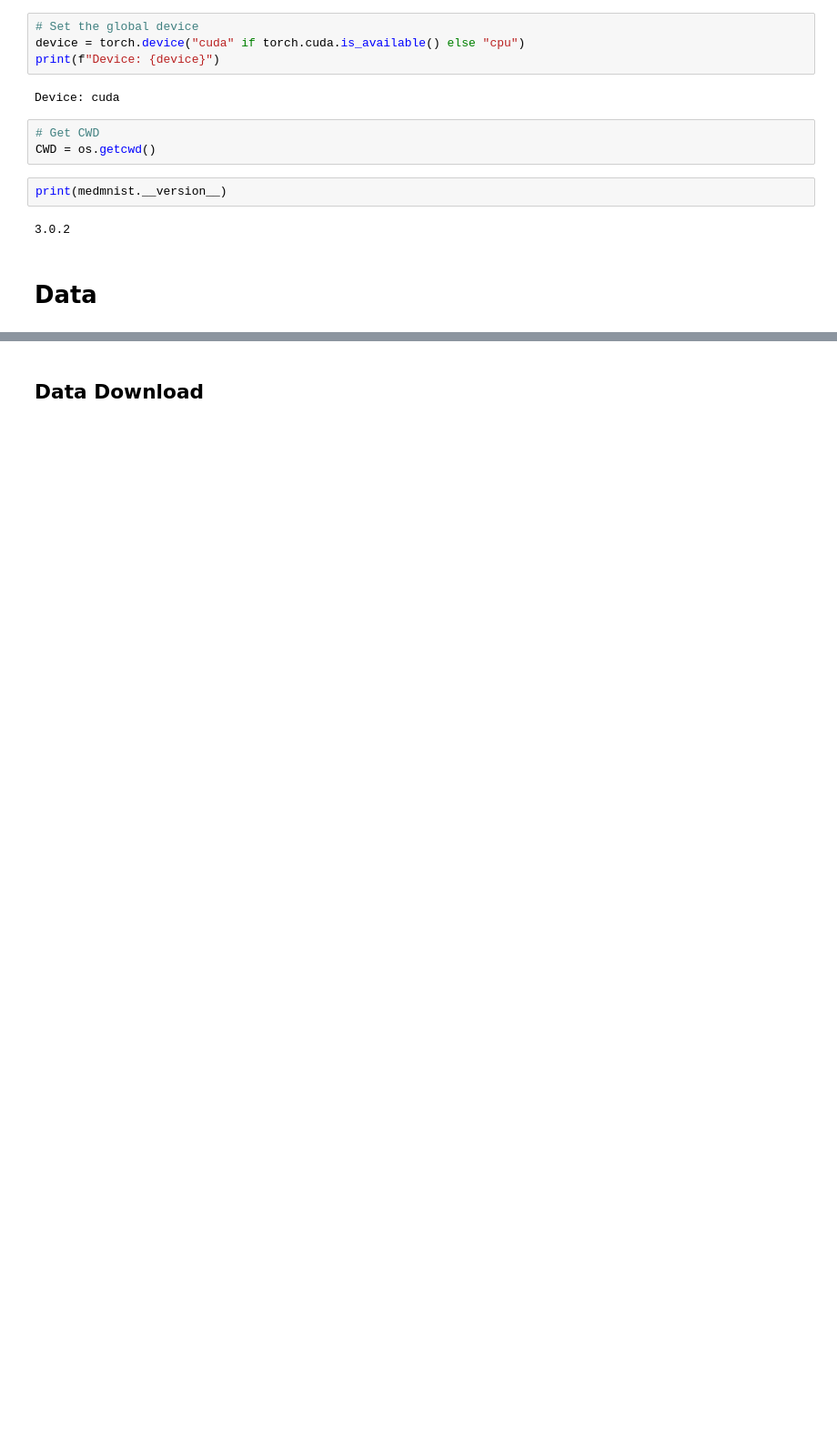
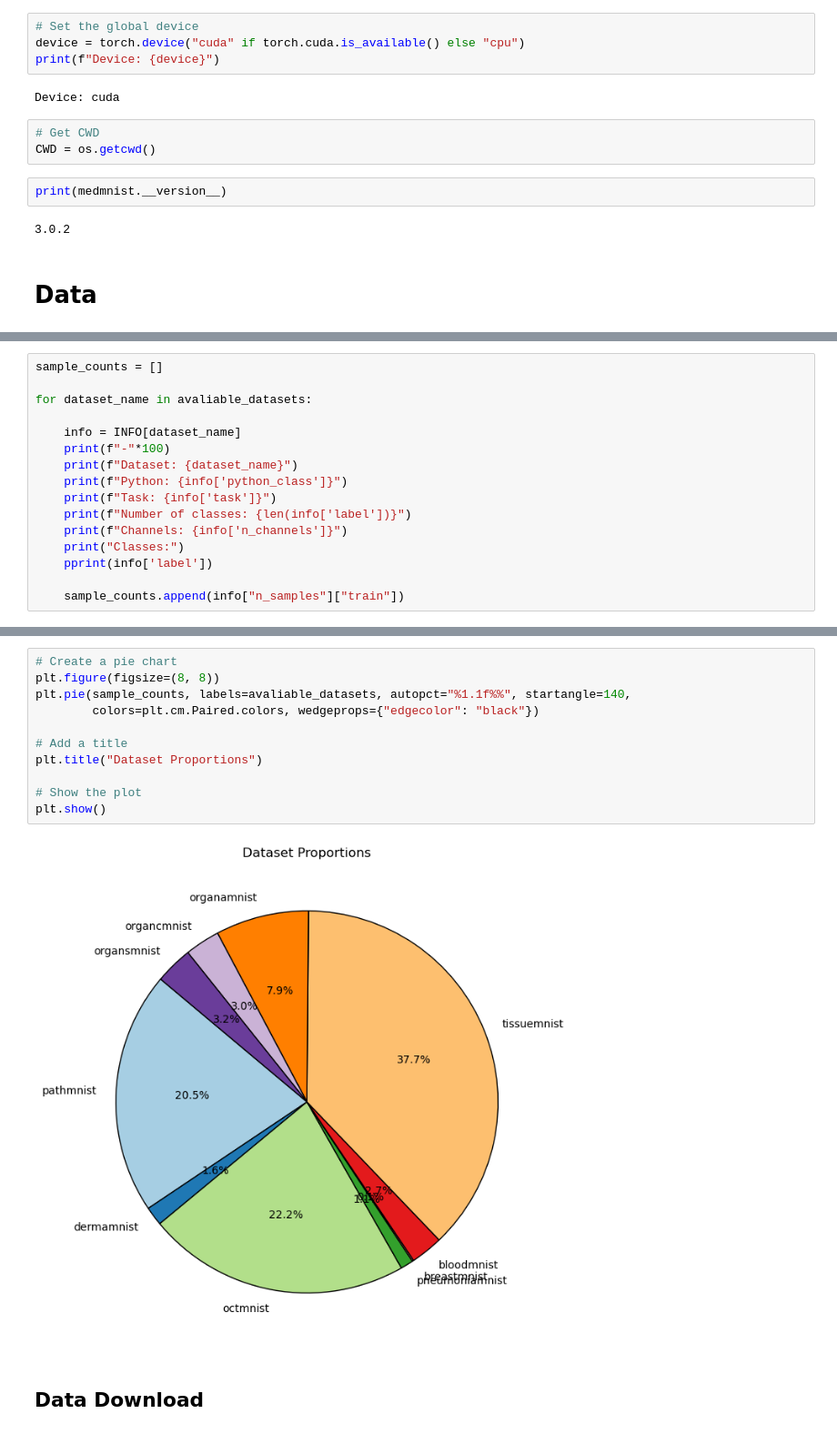
Before and after one commit to jaroslawjanas/med-mnist, a Jupyter notebook: medmnist.ipynb, the cells around one changed output, grey strips where cells are left out. Shown at 91% size. Saved outputs shown, nothing was run; the diff lists cells and outputs as text; blank space fills up the shorter version.

Commit message:
Added a pie chart showing dataset proportions

```diff
--- a/medmnist.ipynb
+++ b/medmnist.ipynb
@@ -36,0 +44,16 @@ print(medmnist.__version__)
+# %%
+sample_counts = []
+
+for dataset_name in avaliable_datasets:
+
+    info = INFO[dataset_name]
+    print(f"-"*100)
+    print(f"Dataset: {dataset_name}")
+    print(f"Python: {info['python_class']}")
+    print(f"Task: {info['task']}")
+    print(f"Number of classes: {len(info['label'])}")
+    print(f"Channels: {info['n_channels']}")
+    print("Classes:")
+    pprint(info['label'])
+
+    sample_counts.append(info["n_samples"]["train"])
@@ -37,2 +78,15 @@ print(medmnist.__version__)
+# %%
+# Create a pie chart
+plt.figure(figsize=(8, 8))
+plt.pie(sample_counts, labels=avaliable_datasets, autopct="%1.1f%%", startangle=140,
+        colors=plt.cm.Paired.colors, wedgeprops={"edgecolor": "black"})
+
+# Add a title
+plt.title("Dataset Proportions")
+
+# Show the plot
+plt.show()
+# %% [output]
+[figure, added]
 # %% [markdown]
 ## Data Download
```
Also changed, not shown: parts of 5 cells of this notebook.
